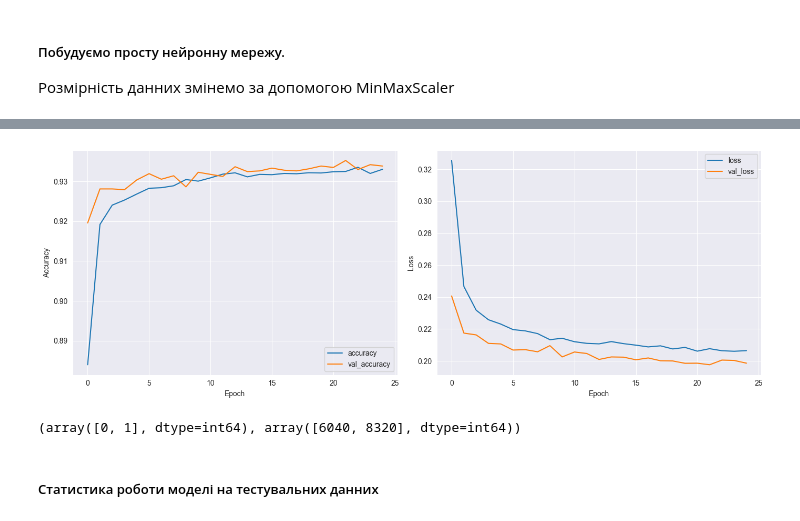
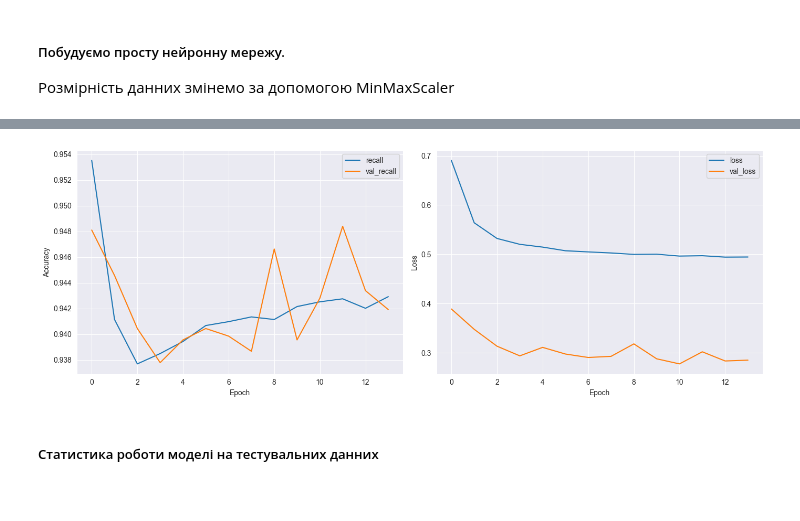
Before and after one commit to serzhu/DS_final_project, a Jupyter notebook: notebooks/internet_service_churn_Serhii.ipynb, the cells around one changed output, grey strips where cells are left out. Drawn from its saved outputs; the diff is of its cells as text; code cells hidden in the pictures.

Commit message:
fix mistakes, improve models

```diff
--- a/notebooks/internet_service_churn_Serhii.ipynb
+++ b/notebooks/internet_service_churn_Serhii.ipynb
@@ -486,14 +494,14 @@ svc = LinearSVC(random_state=42)
 
 svc_start_time = time.time()
 param_grid = {
-    'C': [0.001],
-    'tol':[1e-3],
+    'C': [0.001, 0.0001],
+    'tol':[1e-3, 1e-4],
     'max_iter':[25, 30, 35, 50],
-    'class_weight':[{0:0.3, 1:0.7}],
+    'class_weight':[{0:0.3, 1:0.7}, {0:0.4, 1:0.6}],
     'loss':['hinge','squared_hinge'],
     'penalty':['l1', 'l2']
     }
-linearSVC = GridSearchCV(svc, param_grid, cv=2, n_jobs=1)
+linearSVC = GridSearchCV(svc, param_grid, cv=2, scoring=recall_1, n_jobs=1)
 
 linearSVC.fit(X_train, y_train)
 
@@ -542,11 +550,11 @@ from sklearn.svm import SVC
 SVC_rbf = SVC(random_state=42)
 
 param_grid = {
-    'C': [1, 5, 10],
+    'C': [0.1, 1, 5, 10, 20],
     'kernel':['rbf'],
     'class_weight':[{0:0.3, 1:0.7}]
     }
-SVC_rbf = GridSearchCV(SVC_rbf, param_grid, cv=2, n_jobs=1, verbose=5)
+SVC_rbf = GridSearchCV(SVC_rbf, param_grid, cv=2, scoring=recall_1, n_jobs=-1, verbose=5)
 
 SVC_rbf.fit(X_train, y_train)
 
@@ -609,16 +611,16 @@ RF = RandomForestClassifier(random_state=42)
 
 param_grid = {
     'criterion': ['gini', 'entropy'],
-    'n_estimators': [100, 200],
-    'max_features': ['sqrt', None],
-    'class_weight':[{0:0.35, 1:0.65}]
+    'n_estimators': [300],
+    'max_features': [0.5, 1, 'sqrt'],
+    'class_weight':[{0:0.3, 1:0.7}, 'balanced']
     }
-RandomForest = GridSearchCV(estimator=RF, param_grid=param_grid, refit=True, cv=2, n_jobs=1)
+RandomForest = GridSearchCV(estimator=RF, param_grid=param_grid, scoring=recall_1, refit=True, cv=2, n_jobs=-1, verbose=5)
 RandomForest.fit(X_train, y_train)
 
 rf_model = RandomForest.best_estimator_
 rf_start_time = time.time()
-rf_model.fit(X_train, y_train)
+# rf_model.fit(X_train, y_train)
 rf_end_time = time.time()-rf_start_time
 
 y_pred_rf = rf_model.predict(X_test)
@@ -687,12 +713,14 @@ model_NN.add(Dense(64, activation='relu'))
 model_NN.add(Dropout(0.5))
 model_NN.add(Dense(1, activation='sigmoid'))
 
-model_NN.compile(loss='binary_crossentropy', optimizer='adam', metrics=['accuracy'])
+model_NN.compile(optimizer='adam',
+              loss=tf.keras.losses.BinaryCrossentropy(from_logits=False),
+              metrics=[tf.keras.metrics.Recall()])
 model_NN.summary()
 
 nn_start_time = time.time()
-early_stopping = EarlyStopping(monitor='val_loss', patience=4)
-history = model_NN.fit(X_train_nn, y_train, epochs=25, batch_size=32, validation_split=0.1, callbacks=[early_stopping])
+early_stopping = EarlyStopping(monitor='val_loss', patience=3)
+history = model_NN.fit(X_train_nn, y_train, epochs=25, batch_size=32, validation_split=0.1, class_weight={0:1, 1:5}, callbacks=[early_stopping])
 
 score = model_NN.evaluate(X_test_nn, y_test, verbose=0)
 
@@ -737,27 +765,23 @@ Epoch 25/25
 # %%
 plt.figure(figsize=(14, 5))
 plt.subplot(1, 2, 1)
-plt.plot(history.history['accuracy'], label='accuracy')
-plt.plot(history.history['val_accuracy'], label='val_accuracy')
+plt.plot(history.history['recall_14'], label='recall')
+plt.plot(history.history['val_recall_14'], label='val_recall')
 plt.xlabel('Epoch')
 plt.ylabel('Accuracy')
 plt.legend()
 
 plt.subplot(1, 2, 2)
 plt.plot(history.history['loss'], label='loss')
 plt.plot(history.history['val_loss'], label='val_loss')
 plt.xlabel('Epoch')
 plt.ylabel('Loss')
 plt.legend()
 
 plt.tight_layout()
 plt.show()
 # %% [output]
-[figure, old version]
+[figure, new version]
-# %%
-print(np.unique(y_test, return_counts=True))
-# %% [output]
-(array([0, 1], dtype=int64), array([6040, 8320], dtype=int64))
 # %% [markdown]
 ##### Статистика роботи моделі на тестувальних данних
 # %%
```
Also changed, not shown: parts of 26 cells of this notebook, 7 other files.
